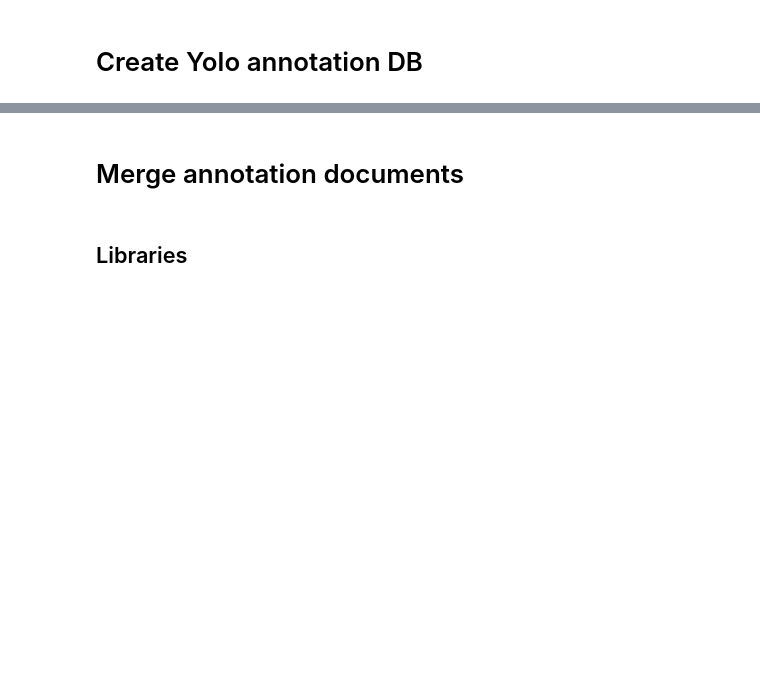
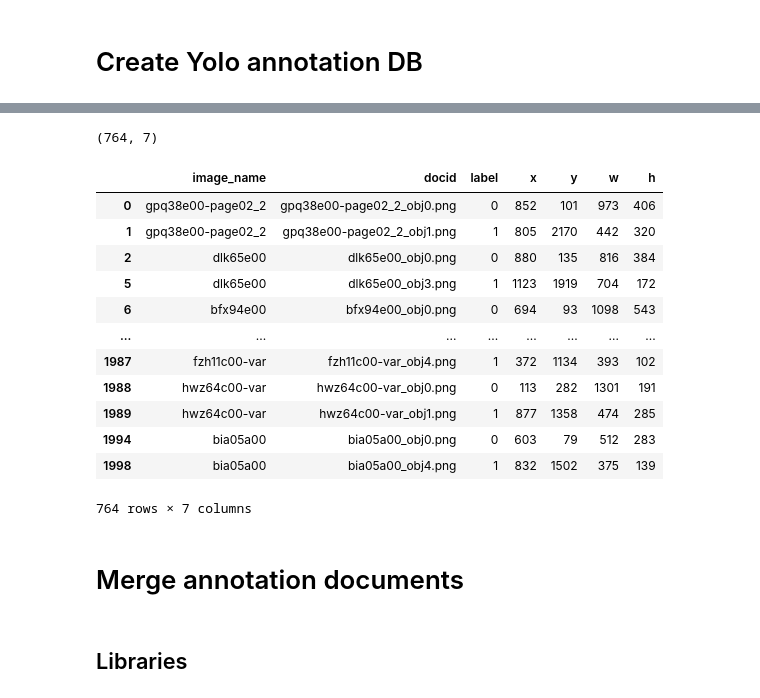
Before and after one commit to Jeff-GITA/Pratech_IR_Project, a Jupyter notebook: Codes/Annotation_Manage.ipynb, the cells around one changed output, grey strips where cells are left out. Cells and saved outputs as stored; diff of their text form; code cells hidden in the pictures; blank space fills up the shorter version.

```diff
--- a/Codes/Annotation_Manage.ipynb
+++ b/Codes/Annotation_Manage.ipynb
@@ -59,2 +65,25 @@ label
 Name: count, dtype: int64
+# %%
+## Only logos and signatures
+
+cond = (selected_annotations_df["label"] != 2)
+selected_annotations_df = selected_annotations_df.loc[cond, :]
+
+print(selected_annotations_df.shape)
+selected_annotations_df
+# %% [output]
+(764, 7)
+|  | image_name | docid | label | x | y | w | h |
+| 0 | gpq38e00-page02_2 | gpq38e00-page02_2_obj0.png | 0 | 852 | 101 | 973 | 406 |
+| 1 | gpq38e00-page02_2 | gpq38e00-page02_2_obj1.png | 1 | 805 | 2170 | 442 | 320 |
+| 2 | dlk65e00 | dlk65e00_obj0.png | 0 | 880 | 135 | 816 | 384 |
+| 5 | dlk65e00 | dlk65e00_obj3.png | 1 | 1123 | 1919 | 704 | 172 |
+| 6 | bfx94e00 | bfx94e00_obj0.png | 0 | 694 | 93 | 1098 | 543 |
+| ... | ... | ... | ... | ... | ... | ... | ... |
+| 1987 | fzh11c00-var | fzh11c00-var_obj4.png | 1 | 372 | 1134 | 393 | 102 |
+| 1988 | hwz64c00-var | hwz64c00-var_obj0.png | 0 | 113 | 282 | 1301 | 191 |
+| 1989 | hwz64c00-var | hwz64c00-var_obj1.png | 1 | 877 | 1358 | 474 | 285 |
+| 1994 | bia05a00 | bia05a00_obj0.png | 0 | 603 | 79 | 512 | 283 |
+| 1998 | bia05a00 | bia05a00_obj4.png | 1 | 832 | 1502 | 375 | 139 |
+764 rows × 7 columns
 # %%
```
Also changed, not shown: parts of 8 cells of this notebook.
